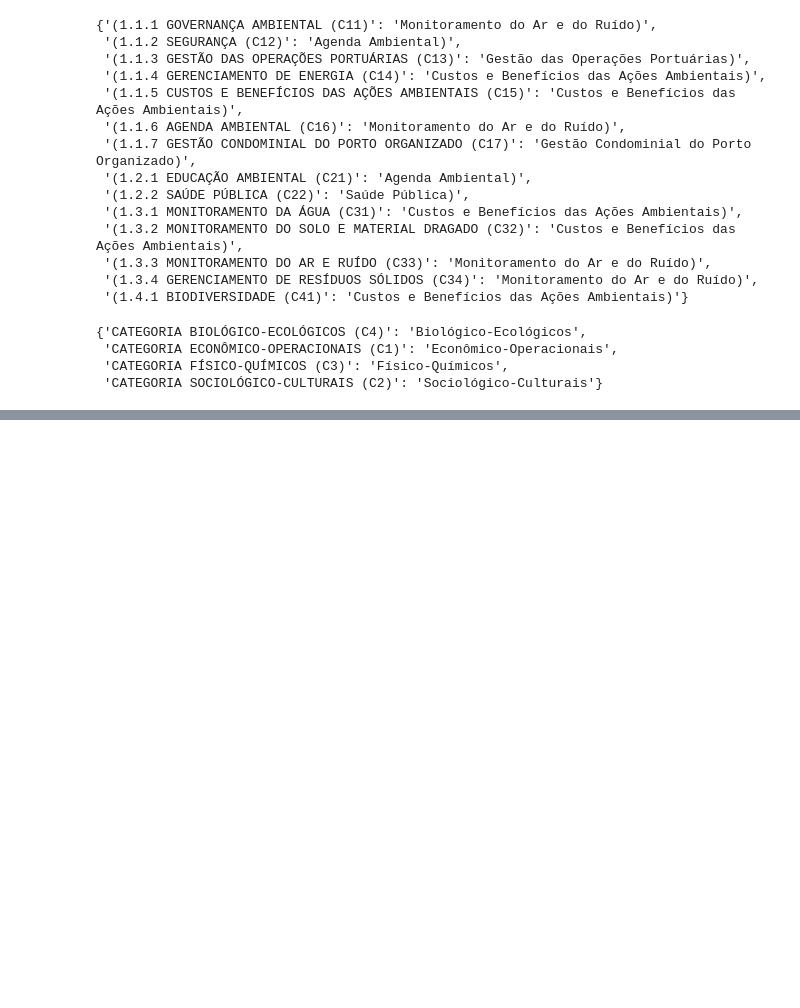
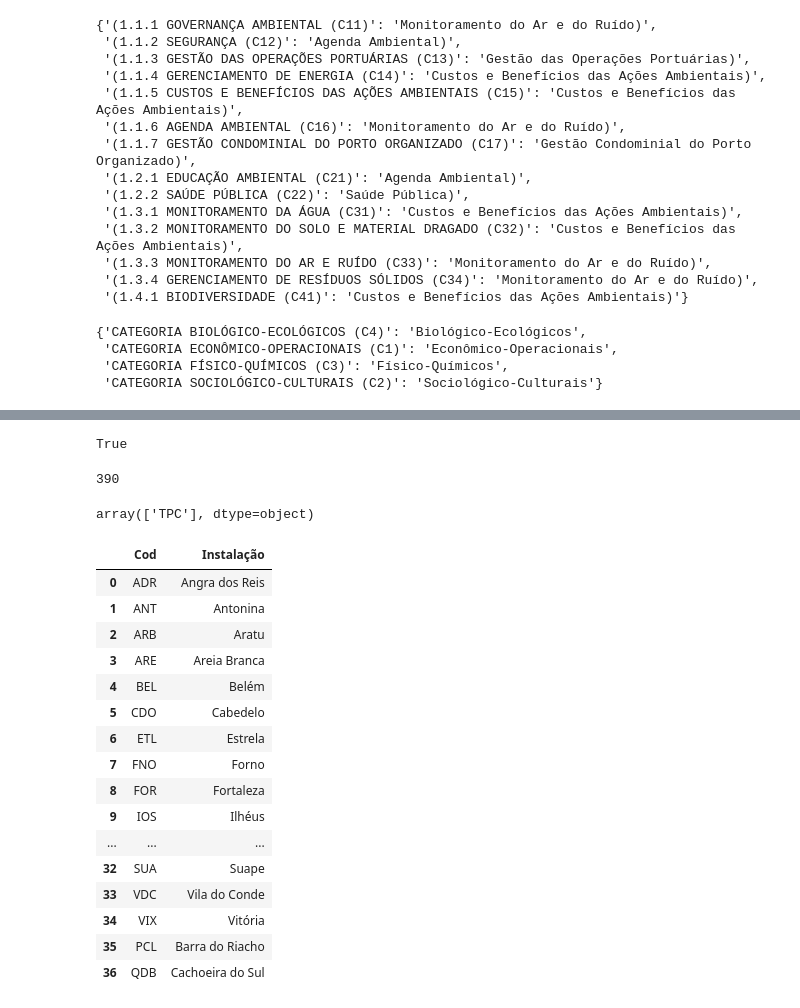
Before and after one commit to Pugianf/ANTAQ, a Jupyter notebook: Análise_IDA_Indicadores.ipynb, the cells around one changed output, grey strips where cells are left out. Cells and saved outputs as stored; diff of their text form; code cells hidden in the pictures; blank space fills up the shorter version.

```diff
--- a/Análise_IDA_Indicadores.ipynb
+++ b/Análise_IDA_Indicadores.ipynb
@@ -50,8 +50,8 @@ df_tup = pd.read_csv('/content/drive/MyDrive/ANTAQ/Datasets/IDA/IDTerminal.csv',
 # setting the same column names in df_portos and df_tup to create a unique df_instalacoes
 
 df_portos = df_portos[['cdtrigrama', 'nome']].copy()
-df_portos.rename(columns={'cdtrigrama': 'Cod'}, inplace=True)
-df_tup.rename(columns={'IDTerminal': 'Cod', 'NOTerminal': 'nome'}, inplace=True)
+df_portos.rename(columns={'cdtrigrama': 'Cod', 'nome': 'Instalação'}, inplace=True)
+df_tup.rename(columns={'IDTerminal': 'Cod', 'NOTerminal': 'Instalação'}, inplace=True)
 df_instalacoes = pd.concat([df_portos, df_tup])
 # %%
 # checking NaN values and treating them
@@ -302,0 +271,10 @@ years
+# %%
+# concat df_portos and df_tup for df_instalacao
+
+df_portos['Cod'] = df_portos['Cod'].astype(str)
+df_portos['Instalação'] = df_portos['Instalação'].astype(str)
+
+df_tup['Cod'] = df_tup['Cod'].astype(str)
+df_tup['Instalação'] = df_tup['Instalação'].astype(str)
+
+df_instalacao = pd.concat([df_tup, df_portos])
@@ -302,0 +294,32 @@ years
+# %%
+df['Instalação'].isnull().values.any()
+# %% [output]
+True
+# %%
+df['Instalação'].isnull().sum()
+# %% [output]
+390
+# %%
+df[df['Instalação'].isnull() == True].Cod.unique()
+# %% [output]
+array(['TPC'], dtype=object)
+# %%
+df_portos
+# %% [output]
+|  | Cod | Instalação |
+| 0 | ADR | Angra dos Reis |
+| 1 | ANT | Antonina |
+| 2 | ARB | Aratu |
+| 3 | ARE | Areia Branca |
+| 4 | BEL | Belém |
+| 5 | CDO | Cabedelo |
+| 6 | ETL | Estrela |
+| 7 | FNO | Forno |
+| 8 | FOR | Fortaleza |
+| 9 | IOS | Ilhéus |
+| ... | ... | ... |
+| 32 | SUA | Suape |
+| 33 | VDC | Vila do Conde |
+| 34 | VIX | Vitória |
+| 35 | PCL | Barra do Riacho |
+| 36 | QDB | Cachoeira do Sul |
```
Also changed, not shown: parts of 8 cells of this notebook.
